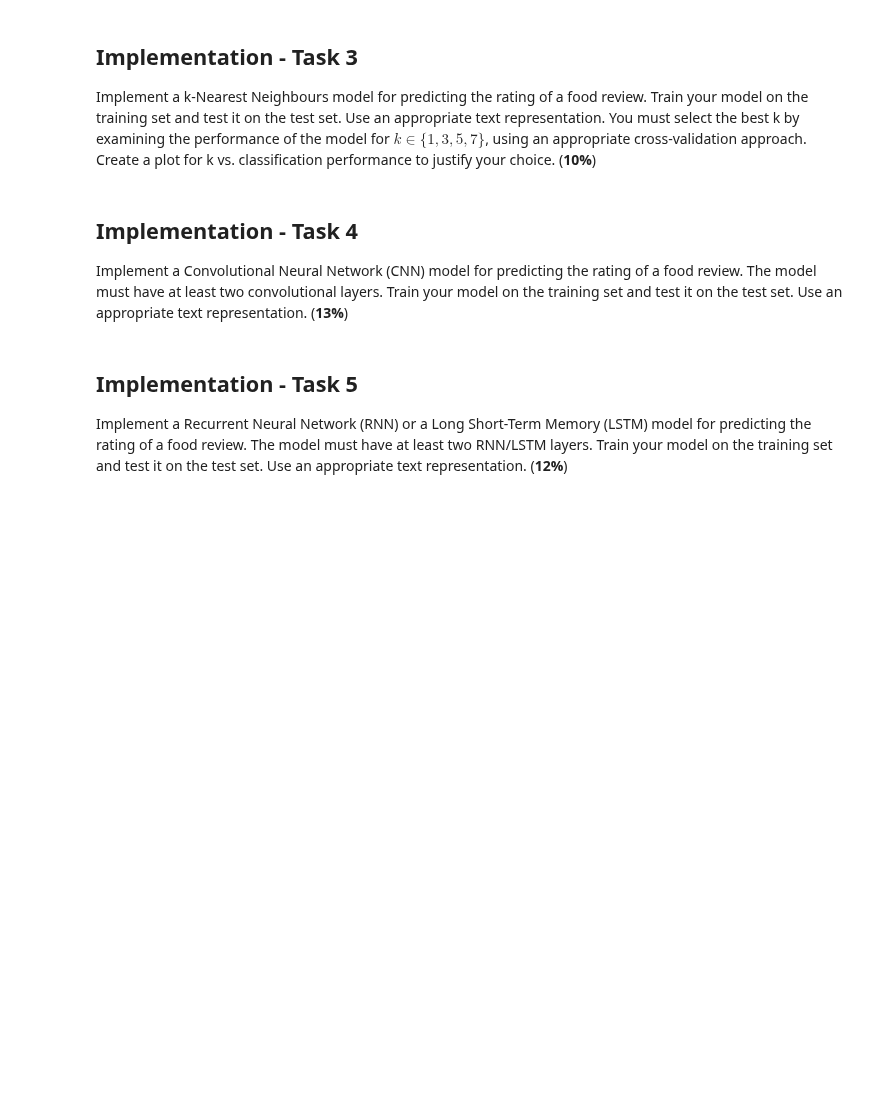
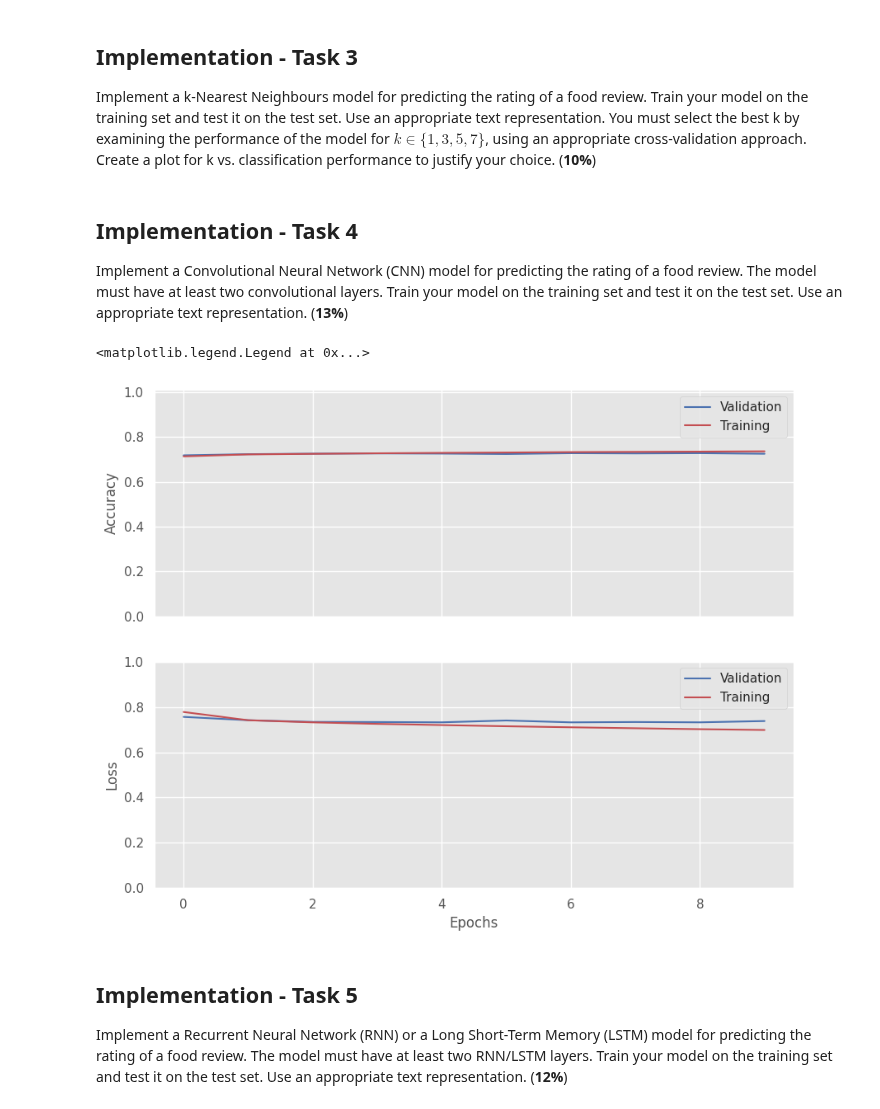
Before and after one commit to alasdair-breasley/tmla-assignment, a Jupyter notebook: TMLA_Assignment.ipynb, the cells around one changed output. Drawn from its saved outputs; the diff is of its cells as text; code cells hidden in the pictures; blank space fills up the shorter version.

```diff
--- a/TMLA_Assignment.ipynb
+++ b/TMLA_Assignment.ipynb
@@ -592,12 +595,10 @@ if (run_kNN):
 
 # TODO: Explain why vector_size and window chosen
 # %%
-if (run_kNN):
+if (load_precalculated_w2v_embeddings == True):
 
-    if (load_precalculated_w2v_embeddings == True):
-
-        # Load word2vec word embeddings
-        w2v_word_embeddings = Word2Vec.load("w2v_word_embeddings.model")
+    # Load word2vec word embeddings
+    w2v_word_embeddings = Word2Vec.load("w2v_word_embeddings.model")
 # %%
 if (run_kNN):
 
@@ -706,3 +716,42 @@ Implement a Convolutional Neural Network (CNN) model for predicting the rating o
+# %%
+embedding_size = 300
+
+ffnn_model = tf.keras.models.Sequential()
+ffnn_model.add(tf.keras.Input(shape = (embedding_size, )))
+ffnn_model.add(tf.keras.layers.Dense(128, activation = "relu"))
+ffnn_model.add(tf.keras.layers.Dense(128, activation = "softmax"))
+
+#ffnn_model.summary()
+# %%
+optimiser = tf.keras.optimizers.Adam(learning_rate = 0.001)
+
+ffnn_model.compile(optimizer = optimiser, loss = "sparse_categorical_crossentropy", metrics = "accuracy")
+
+epochs = 10
+
+x_train = np.array(train_data_w2v_vectorized)
+y_train = np.array(train_labels_minus1)
+x_test = np.array(test_data_w2v_vectorized)
+y_test = np.array(test_labels_minus1)
+
+history = ffnn_model.fit(x = x_train, y = y_train, validation_data = (x_test, y_test), epochs = epochs,verbose = 0)
+# %%
+plt.style.use("ggplot")
+fig, (ax1, ax2) = plt.subplots(2, figsize = (10, 8), dpi = 100, sharex = True)
+ax1.set_ylim([0, 1.01])
+ax1.plot(history.history["val_accuracy"],"b")
+ax1.set_ylabel("Accuracy")
+ax1.plot(history.history["accuracy"],"r")
+ax1.legend(["Validation", "Training"])
+ax2.set_ylim([0, 1])
+ax2.plot(history.history["val_loss"], "b")
+ax2.plot(history.history["loss"], "r")
+ax2.set_ylabel("Loss")
+ax2.set_xlabel("Epochs")
+ax2.legend(["Validation","Training"])
+# %% [output]
+<matplotlib.legend.Legend at 0x...>
+[figure, added]
 # %% [markdown]
 ## Implementation - Task 5
 Implement a Recurrent Neural Network (RNN) or a Long Short-Term Memory (LSTM) model for predicting the rating of a food review. The model must have at least two RNN/LSTM layers. Train your model on the training set and test it on the test set. Use an appropriate text representation. (**12%**)
```
Also changed, not shown: parts of 5 cells of this notebook.
